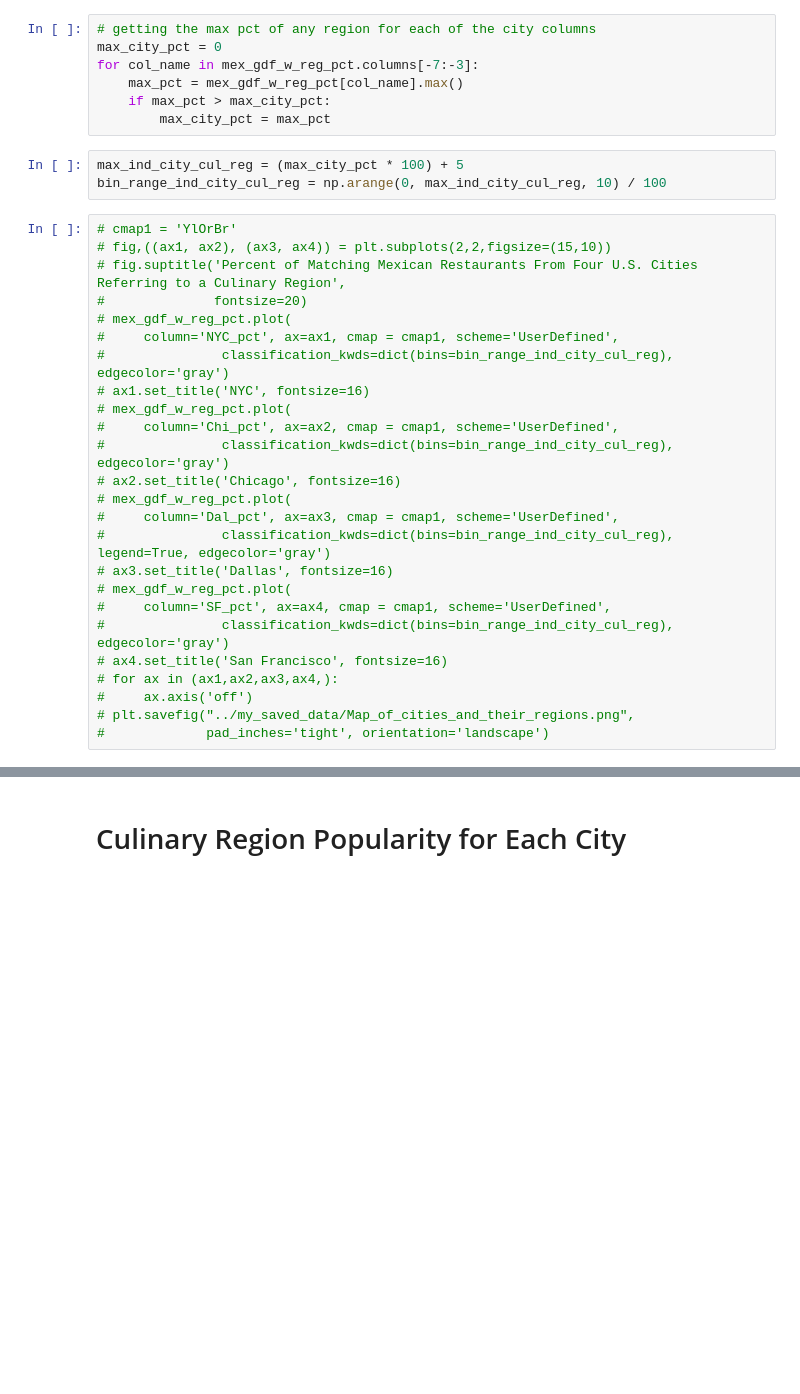
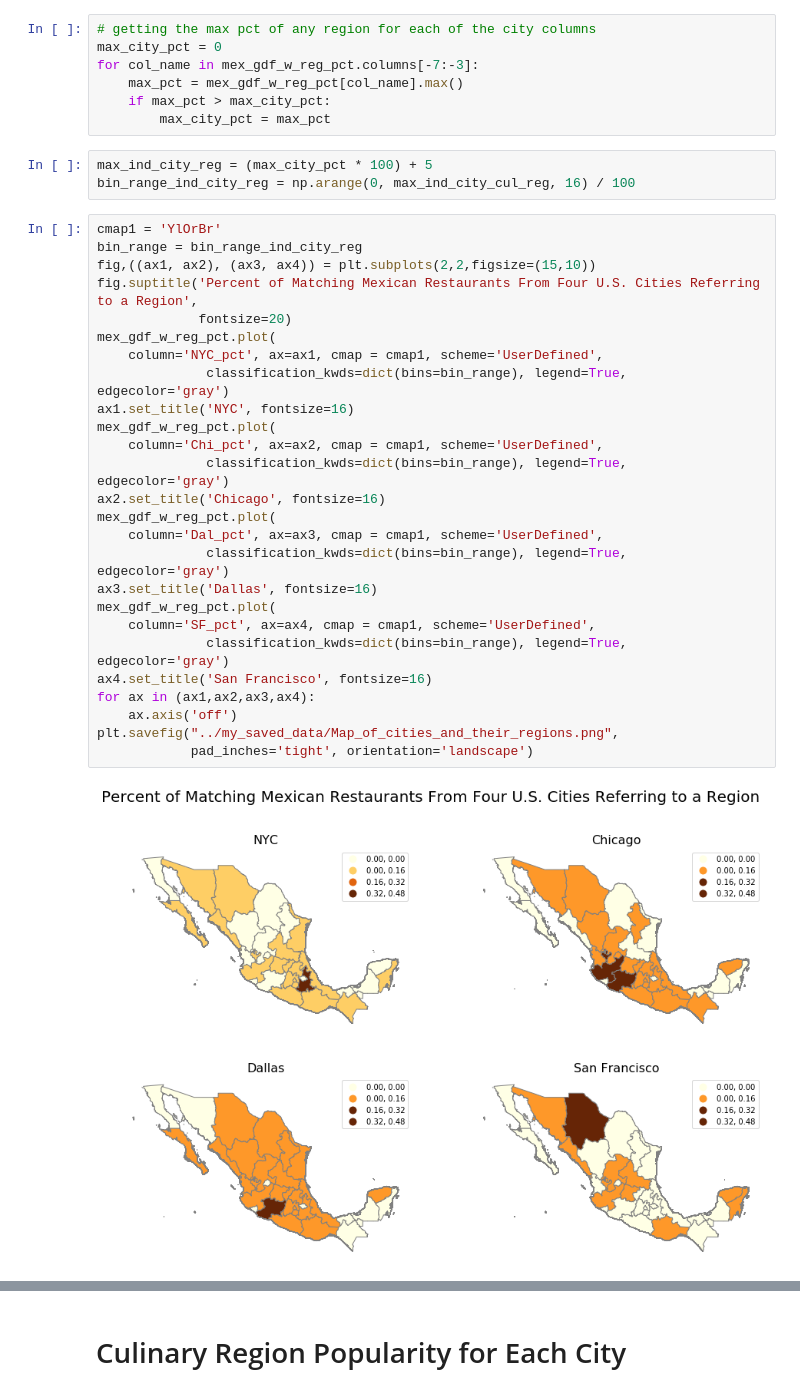
Before and after one commit to gregfeliu/Mexican_Immigration_Through_Restaurant_Names, a Jupyter notebook: notebooks/5.Maps.ipynb, the cells around one changed output, grey strips where cells are left out. Cells and saved outputs as stored; diff of their text form; blank space fills up the shorter version.

```diff
--- a/notebooks/5.Maps.ipynb
+++ b/notebooks/5.Maps.ipynb
@@ -131,30 +129,33 @@ for col_name in mex_gdf_w_reg_pct.columns[-7:-3]:
     if max_pct > max_city_pct:
         max_city_pct = max_pct
 # %%
-max_ind_city_cul_reg = (max_city_pct * 100) + 5
-bin_range_ind_city_cul_reg = np.arange(0, max_ind_city_cul_reg, 10) / 100
+max_ind_city_reg = (max_city_pct * 100) + 5
+bin_range_ind_city_reg = np.arange(0, max_ind_city_cul_reg, 16) / 100
 # %%
-# cmap1 = 'YlOrBr'
-# fig,((ax1, ax2), (ax3, ax4)) = plt.subplots(2,2,figsize=(15,10))
-# fig.suptitle('Percent of Matching Mexican Restaurants From Four U.S. Cities Referring to a Culinary Region',
-#              fontsize=20)
-# mex_gdf_w_reg_pct.plot(
-#     column='NYC_pct', ax=ax1, cmap = cmap1, scheme='UserDefined',
-#               classification_kwds=dict(bins=bin_range_ind_city_cul_reg), edgecolor='gray')
-# ax1.set_title('NYC', fontsize=16)
-# mex_gdf_w_reg_pct.plot(
-#     column='Chi_pct', ax=ax2, cmap = cmap1, scheme='UserDefined',
-#               classification_kwds=dict(bins=bin_range_ind_city_cul_reg), edgecolor='gray')
-# ax2.set_title('Chicago', fontsize=16)
-# mex_gdf_w_reg_pct.plot(
-#     column='Dal_pct', ax=ax3, cmap = cmap1, scheme='UserDefined',
-#               classification_kwds=dict(bins=bin_range_ind_city_cul_reg), legend=True, edgecolor='gray')
-# ax3.set_title('Dallas', fontsize=16)
-# mex_gdf_w_reg_pct.plot(
-#     column='SF_pct', ax=ax4, cmap = cmap1, scheme='UserDefined',
-#               classification_kwds=dict(bins=bin_range_ind_city_cul_reg), edgecolor='gray')
-# ax4.set_title('San Francisco', fontsize=16)
-# for ax in (ax1,ax2,ax3,ax4,):
-#     ax.axis('off')
-# plt.savefig("../my_saved_data/Map_of_cities_and_their_regions.png",
-#             pad_inches='tight', orientation='landscape')
+cmap1 = 'YlOrBr'
+bin_range = bin_range_ind_city_reg
+fig,((ax1, ax2), (ax3, ax4)) = plt.subplots(2,2,figsize=(15,10))
+fig.suptitle('Percent of Matching Mexican Restaurants From Four U.S. Cities Referring to a Region',
+             fontsize=20)
+mex_gdf_w_reg_pct.plot(
+    column='NYC_pct', ax=ax1, cmap = cmap1, scheme='UserDefined',
+              classification_kwds=dict(bins=bin_range), legend=True, edgecolor='gray')
+ax1.set_title('NYC', fontsize=16)
+mex_gdf_w_reg_pct.plot(
+    column='Chi_pct', ax=ax2, cmap = cmap1, scheme='UserDefined',
+              classification_kwds=dict(bins=bin_range), legend=True, edgecolor='gray')
+ax2.set_title('Chicago', fontsize=16)
+mex_gdf_w_reg_pct.plot(
+    column='Dal_pct', ax=ax3, cmap = cmap1, scheme='UserDefined',
+              classification_kwds=dict(bins=bin_range), legend=True, edgecolor='gray')
+ax3.set_title('Dallas', fontsize=16)
+mex_gdf_w_reg_pct.plot(
+    column='SF_pct', ax=ax4, cmap = cmap1, scheme='UserDefined',
+              classification_kwds=dict(bins=bin_range), legend=True, edgecolor='gray')
+ax4.set_title('San Francisco', fontsize=16)
+for ax in (ax1,ax2,ax3,ax4):
+    ax.axis('off')
+plt.savefig("../my_saved_data/Map_of_cities_and_their_regions.png",
+            pad_inches='tight', orientation='landscape')
+# %% [output]
+[figure, added]
```
Also changed, not shown: parts of 13 cells of this notebook, 2 other files.
